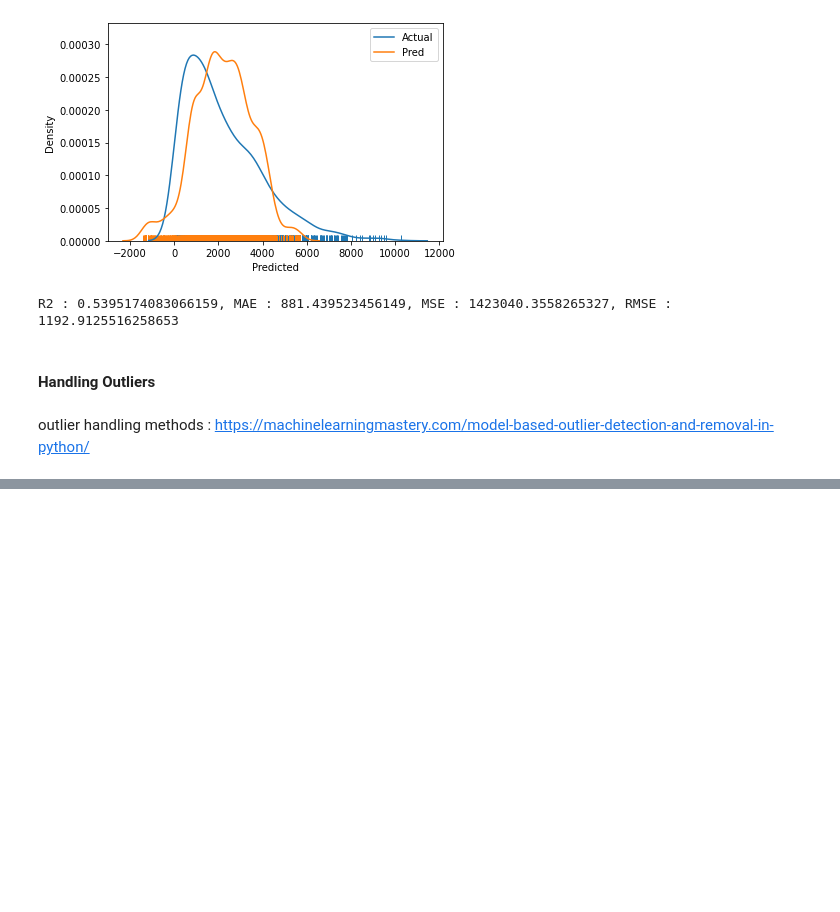
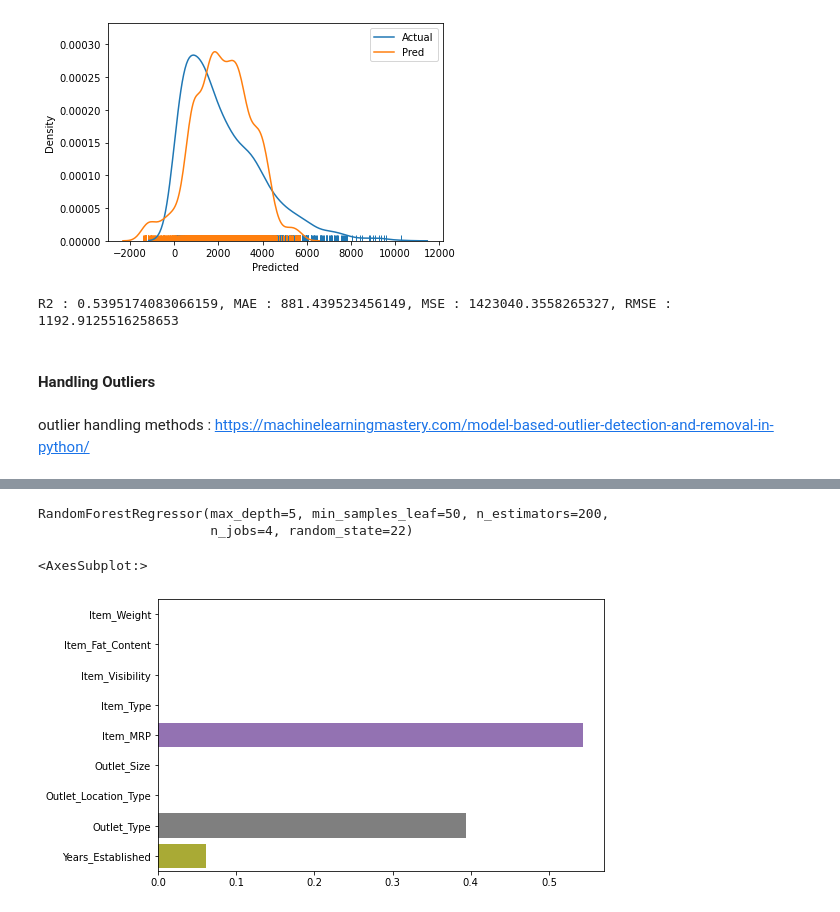
Before and after one commit to kanishkaRandunu/BigMart-Sales-Prediction, a Jupyter notebook: BigMart Sales Prediction model development.ipynb, the cells around one changed output, grey strips where cells are left out. Drawn from its saved outputs; the diff is of its cells as text; code cells hidden in the pictures; blank space fills up the shorter version.

```diff
--- a/BigMart Sales Prediction model development.ipynb
+++ b/BigMart Sales Prediction model development.ipynb
@@ -155,0 +187,7 @@ train_copy
+# %%
+le = LabelEncoder()
+to_encode = ['Outlet_Size','Item_Fat_Content','Item_Type','Outlet_Size','Outlet_Location_Type','Outlet_Type' ]
+for i in to_encode:
+    rf_train[i] =le.fit_transform(rf_train[i])
+    le_name_mapping = dict(zip(le.classes_, le.transform(le.classes_)))
+    print(le_name_mapping)
@@ -155,0 +201,9 @@ train_copy
+# %%
+X =  rf_train.loc[:, rf_train.columns != 'Item_Outlet_Sales']
+y =  rf_train['Item_Outlet_Sales']
+X_train, X_val, y_train, y_val = train_test_split(X,y,test_size=0.2,random_state=22)
+# %%
+rf.fit(X_train, y_train)
+# %% [output]
+RandomForestRegressor(max_depth=5, min_samples_leaf=50, n_estimators=200,
+                      n_jobs=4, random_state=22)
@@ -155,0 +212,10 @@ train_copy
+# %%
+features = rf_train.columns[rf_train.columns != 'Item_Outlet_Sales']
+
+#coef_rf = pd.Series(rf.feature_importances_, features).sort_values(ascending=False)
+
+plt.figure(figsize=(8,5))
+sns.barplot(rf.feature_importances_,features)
+# %% [output]
+<AxesSubplot:>
+[figure, added]
```
Also changed, not shown: parts of 25 cells of this notebook.
